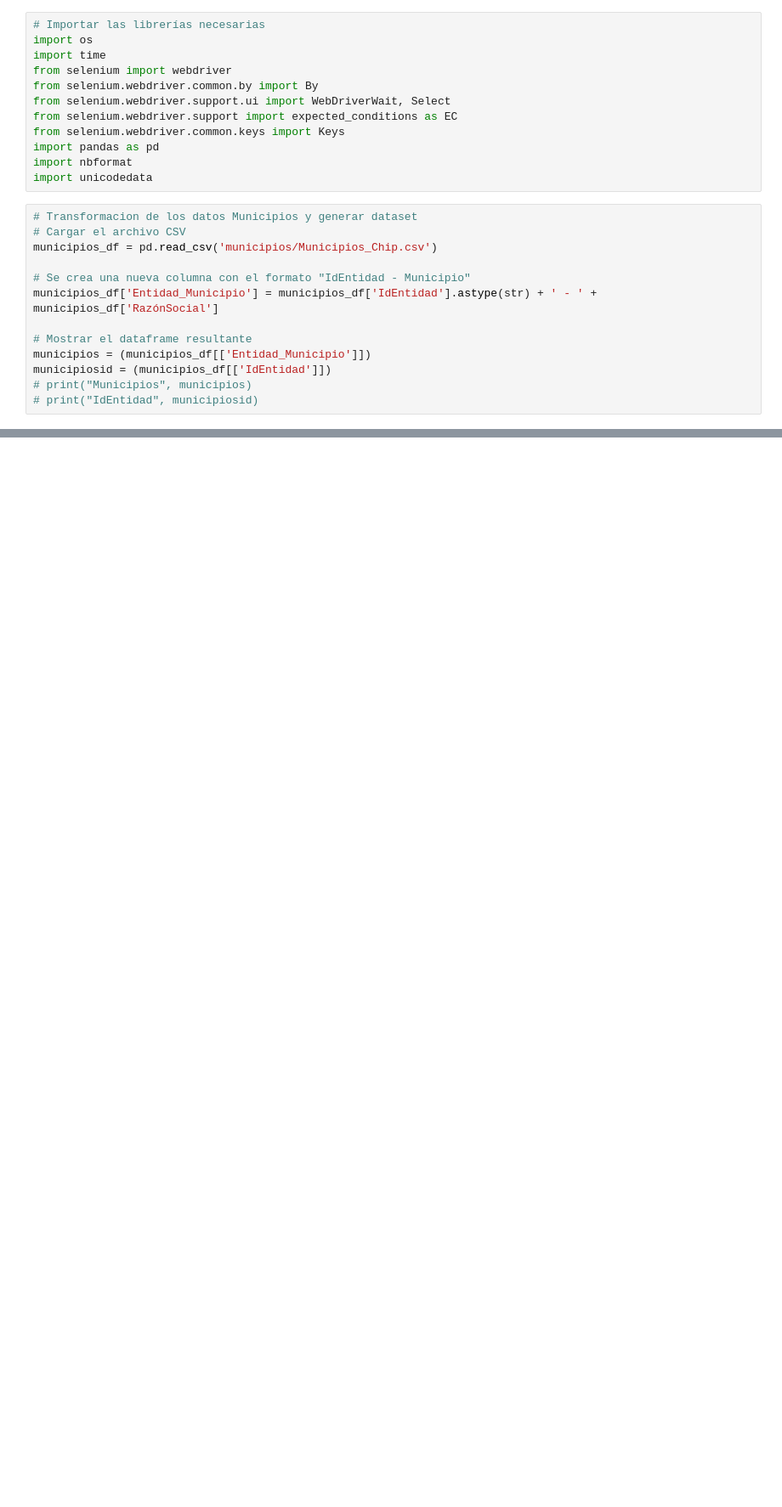
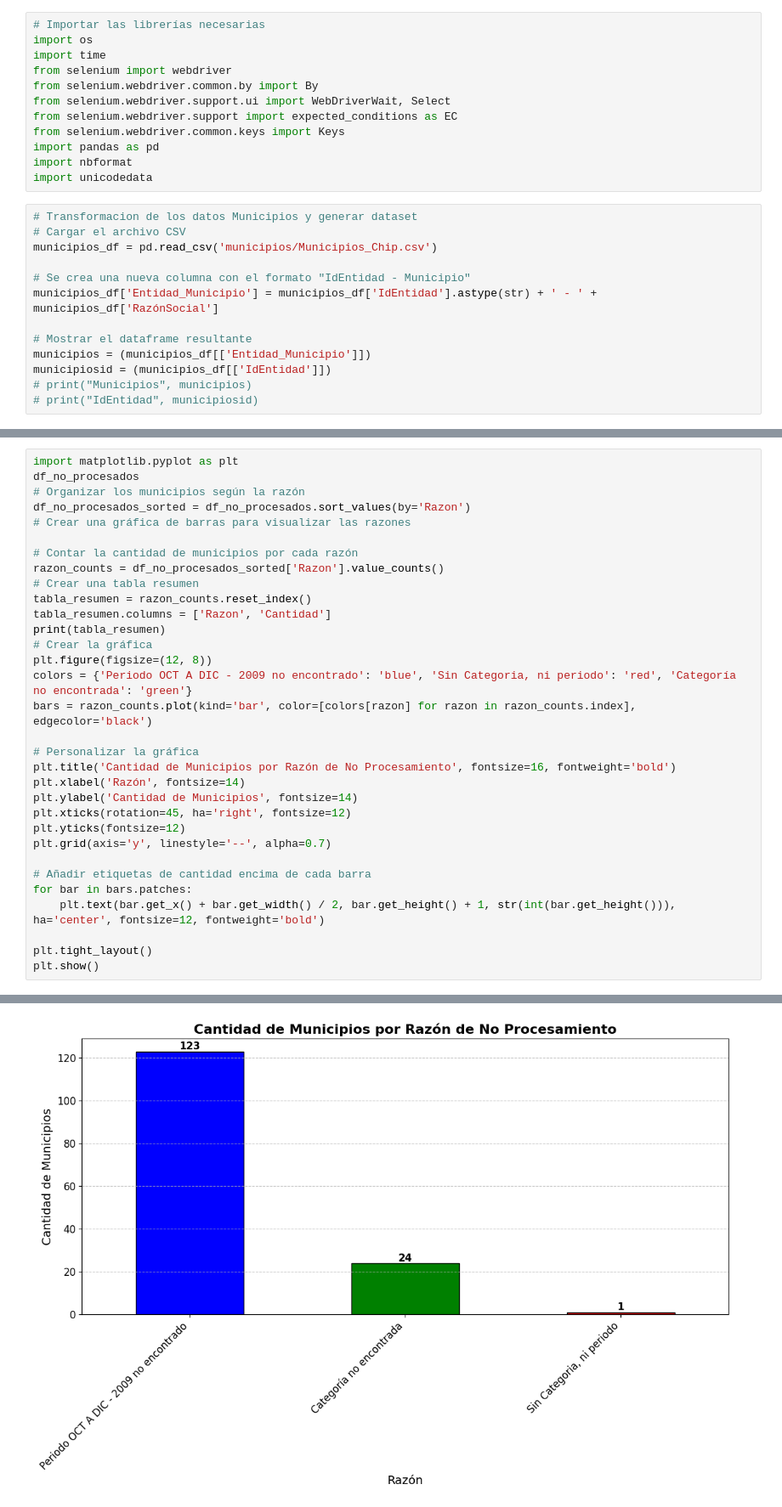
Before and after one commit to cesar95icesi/scrapping, a Jupyter notebook: data.ipynb, the cells around one changed output, grey strips where cells are left out. Shown at 85% size. Cells and saved outputs as stored; diff of their text form; blank space fills up the shorter version.

Commit message:
Plot Iteration

```diff
--- a/data.ipynb
+++ b/data.ipynb
@@ -419,0 +369,33 @@ Script finalizado correctamente.
+# %%
+import matplotlib.pyplot as plt
+df_no_procesados
+# Organizar los municipios según la razón
+df_no_procesados_sorted = df_no_procesados.sort_values(by='Razon')
+# Crear una gráfica de barras para visualizar las razones
+
+# Contar la cantidad de municipios por cada razón
+razon_counts = df_no_procesados_sorted['Razon'].value_counts()
+# Crear una tabla resumen
+tabla_resumen = razon_counts.reset_index()
+tabla_resumen.columns = ['Razon', 'Cantidad']
+print(tabla_resumen)
+# Crear la gráfica
+plt.figure(figsize=(12, 8))
+colors = {'Periodo OCT A DIC - 2009 no encontrado': 'blue', 'Sin Categoria, ni periodo': 'red', 'Categoría no encontrada': 'green'}
+bars = razon_counts.plot(kind='bar', color=[colors[razon] for razon in razon_counts.index], edgecolor='black')
+
+# Personalizar la gráfica
+plt.title('Cantidad de Municipios por Razón de No Procesamiento', fontsize=16, fontweight='bold')
+plt.xlabel('Razón', fontsize=14)
+plt.ylabel('Cantidad de Municipios', fontsize=14)
+plt.xticks(rotation=45, ha='right', fontsize=12)
+plt.yticks(fontsize=12)
+plt.grid(axis='y', linestyle='--', alpha=0.7)
+
+# Añadir etiquetas de cantidad encima de cada barra
+for bar in bars.patches:
+    plt.text(bar.get_x() + bar.get_width() / 2, bar.get_height() + 1, str(int(bar.get_height())), ha='center', fontsize=12, fontweight='bold')
+
+plt.tight_layout()
+plt.show()
+# %% [output]
@@ -419,0 +406 @@ Script finalizado correctamente.
+[figure, added]
```
Also changed, not shown: parts of 4 cells of this notebook, 2 other files.
